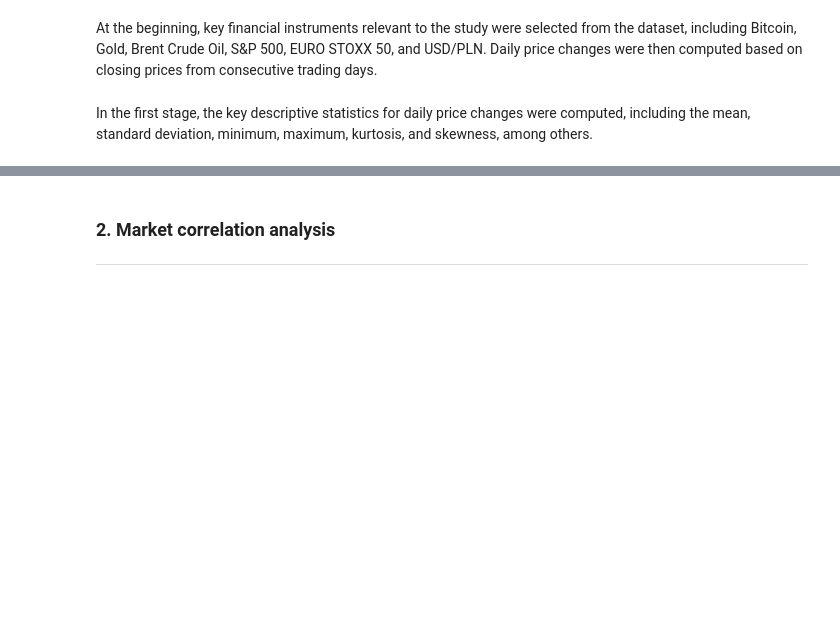
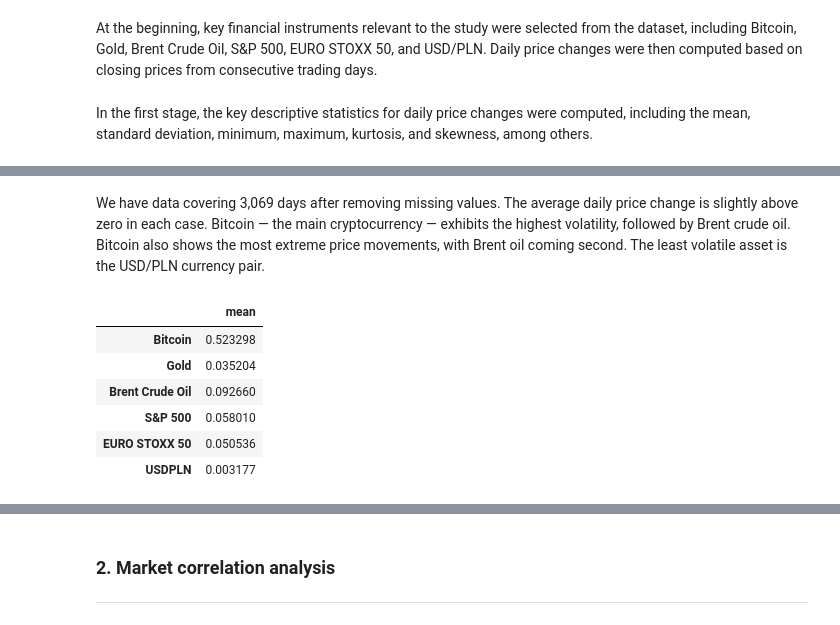
Before and after one commit to pawel-szulik/financial-market-analysis, a Jupyter notebook: notebooks/analysis.ipynb, the cells around one changed output, grey strips where cells are left out. Saved outputs shown, nothing was run; the diff lists cells and outputs as text; code cells hidden in the pictures; blank space fills up the shorter version.

Commit message:
description second part

```diff
--- a/notebooks/analysis.ipynb
+++ b/notebooks/analysis.ipynb
@@ -40,3 +41,19 @@ returns_sel.describe().round(3)
+# %% [markdown]
+We have data covering 3,069 days after removing missing values.
+The average daily price change is slightly above zero in each case.
+Bitcoin — the main cryptocurrency — exhibits the highest volatility, followed by Brent crude oil. Bitcoin also shows the most extreme price movements, with Brent oil coming second. The least volatile asset is the USD/PLN currency pair.
+# %%
+mean = aly.mean_significance(returns_sel)
+(pd.DataFrame(mean["mean"])
+ .style.apply(pl.highlight_significant(mean["p_value"]), axis=None))
+# %% [output]
+|  | mean |
+| Bitcoin | 0.523298 |
+| Gold | 0.035204 |
+| Brent Crude Oil | 0.092660 |
+| S&P 500 | 0.058010 |
+| EURO STOXX 50 | 0.050536 |
+| USDPLN | 0.003177 |
 # %%
 returns_sel.kurtosis().rename("kurtosis")
 # %% [output]
```
Also changed, not shown: parts of 14 cells of this notebook, 3 other files.
